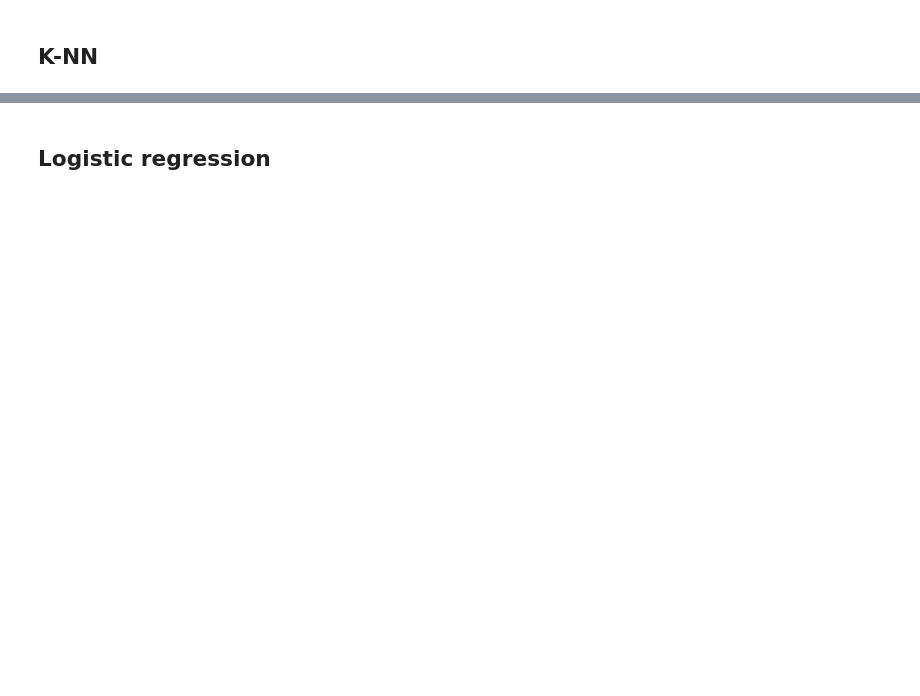
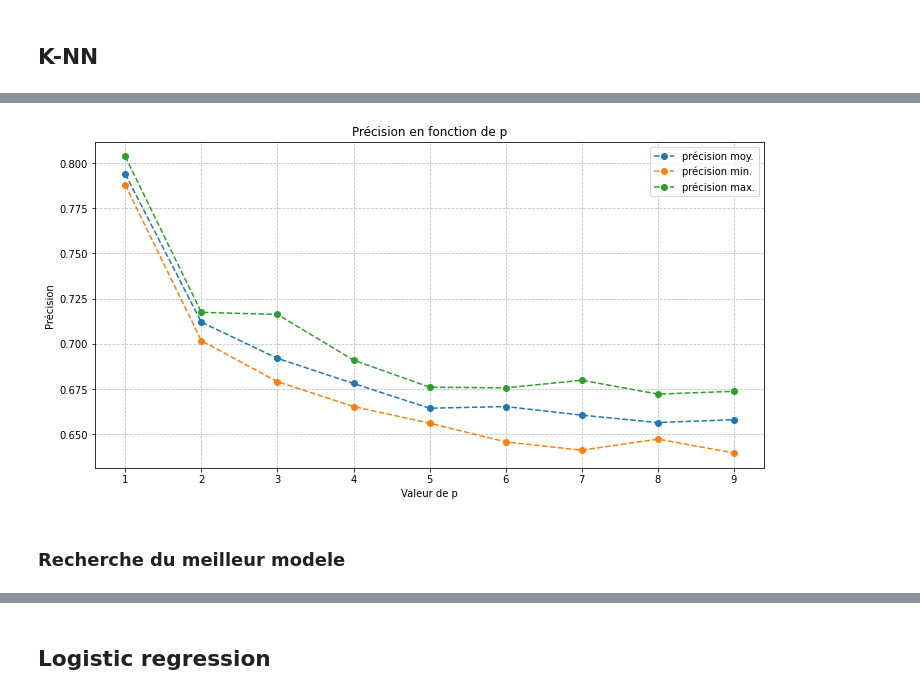
Before and after one commit to virtuel75/avila-analysis, a Jupyter notebook: notebook/avila_analysis.ipynb, the cells around one changed output, grey strips where cells are left out. Drawn from its saved outputs; the diff is of its cells as text; code cells hidden in the pictures; blank space fills up the shorter version.

```diff
--- a/notebook/avila_analysis.ipynb
+++ b/notebook/avila_analysis.ipynb
@@ -402,0 +456,27 @@ knn_model = KNeighborsClassifier(n_neighbors=best_k, p=p_value)
+# %%
+knn_min_p = 1
+knn_max_p = 10
+# %%
+knn_p_result = []
+
+for p in range(knn_min_p, knn_max_p):
+  model = KNeighborsClassifier(p=p)
+  accuracy, _ = test_model(model, data_tr, target_attribute)
+
+  knn_p_result.append((p, accuracy))
+# %%
+knn_p_values = [p for p in range(knn_min_p, knn_max_p)]
+knn_p_acc_stats = [acc_statistic(accuracy) for _, accuracy in knn_p_result]
+knn_p_mean_accuracy = [mean_acc for mean_acc, _, _ in knn_p_acc_stats]
+knn_p_min_accuracy = [min_acc for _, min_acc, _ in knn_p_acc_stats]
+knn_p_max_accuracy = [max_acc for _, _, max_acc in knn_p_acc_stats]
+# %%
+analyse_result_with_plot(knn_p_values,
+                         knn_p_mean_accuracy,
+                         knn_p_min_accuracy,
+                         knn_p_max_accuracy,
+                         'Valeur de p',
+                         'Précision',
+                         'Précision en fonction de p')
+# %% [output]
+[figure, added]
@@ -402,0 +485,2 @@ knn_model = KNeighborsClassifier(n_neighbors=best_k, p=p_value)
+# %% [markdown]
+### Recherche du meilleur modele
```
Also changed, not shown: parts of 165 cells of this notebook.
